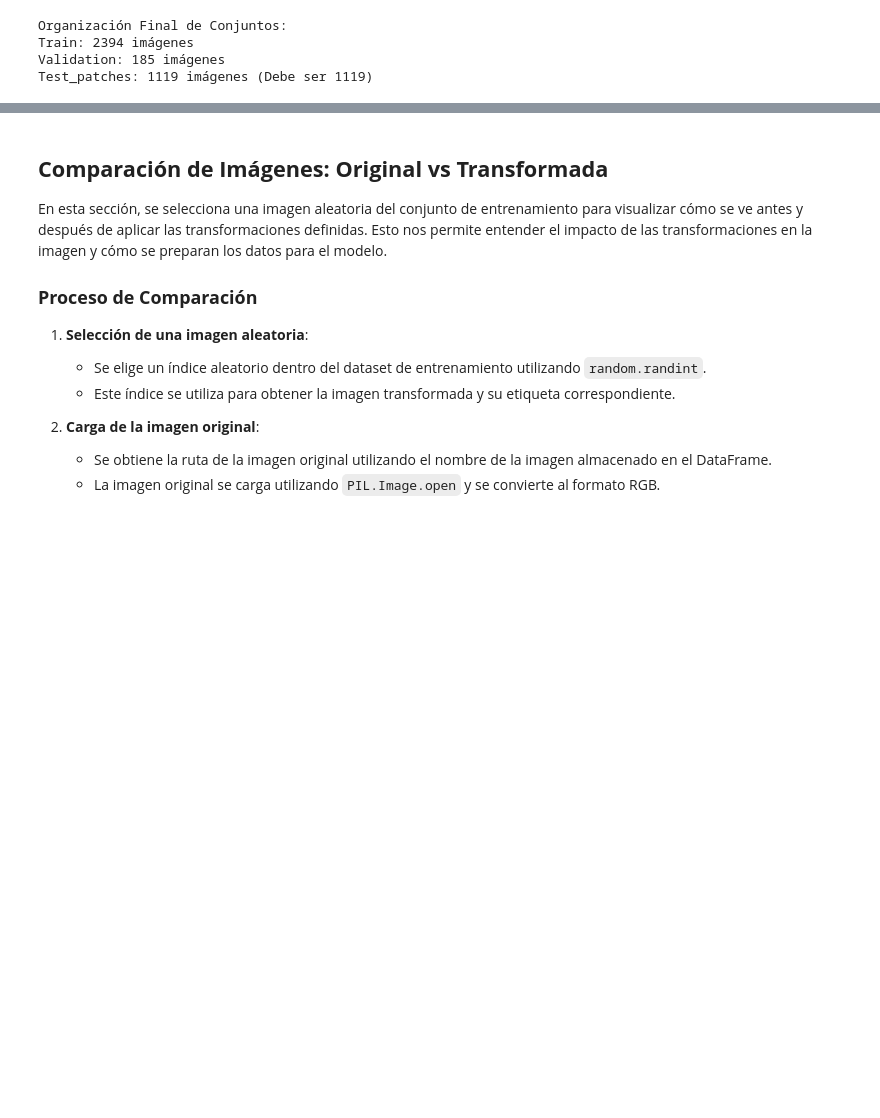
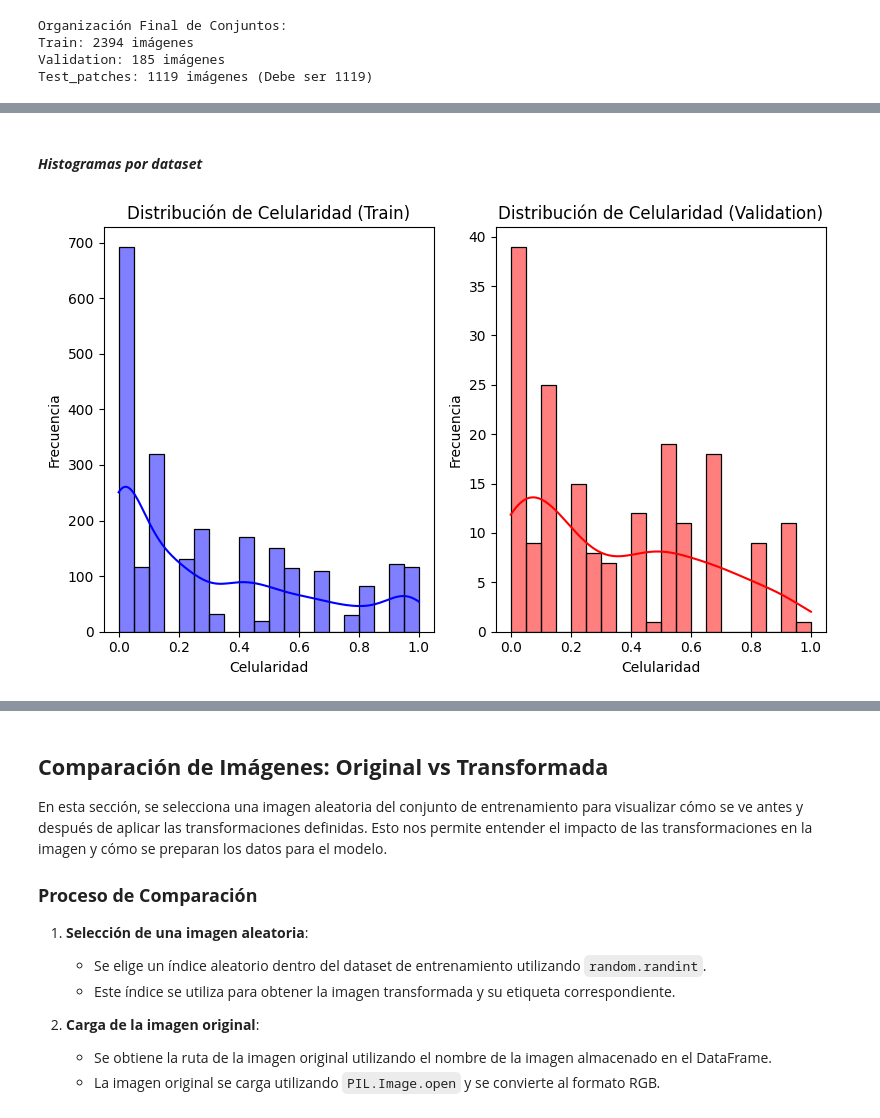
Before and after one commit to Locotin/ProyectoSistemasInteligentes, a Jupyter notebook: notebook2.ipynb, the cells around one changed output, grey strips where cells are left out. Saved outputs shown, nothing was run; the diff lists cells and outputs as text; code cells hidden in the pictures; blank space fills up the shorter version.

```diff
--- a/notebook2.ipynb
+++ b/notebook2.ipynb
@@ -233,0 +233,13 @@ test_loader = DataLoader(test_dataset, batch_size=16, shuffle=False)
+# %%
+"""
+Obtención de información general por medio de las funciones de .info() y .describe()
+"""
+
+for name, df in zip(["Train", "Validation", "Test"], [df_train, df_val, df_test]):
+    print(f"\n========== {name} Dataset ==========")
+    print()
+    print(df.info())  # Tipos de datos y valores nulos
+    print("---------------------------------------")
+    print(df.describe())  # Estadísticas descriptivas
+    print("---------------------------------------")
+    print(f"Valores nulos en {name}:\n", df.isnull().sum())  # Valores nulos
@@ -233,0 +297,17 @@ test_loader = DataLoader(test_dataset, batch_size=16, shuffle=False)
+# %% [markdown]
+#### ***Histogramas por dataset***
+# %%
+# Histograma de cada dataset
+plt.figure(figsize=(12, 5))
+
+for i, (name, df, color) in enumerate(zip(["Train", "Validation"], [df_train, df_val], ["blue", "red"])):
+    plt.subplot(1, 3, i + 1)
+    sns.histplot(df['y'], bins=20, kde=True, color=color)
+    plt.title(f"Distribución de Celularidad ({name})")
+    plt.xlabel("Celularidad")
+    plt.ylabel("Frecuencia")
+
+plt.tight_layout()
+plt.show()
+# %% [output]
+[figure, added]
```
Also changed, not shown: parts of 22 cells of this notebook.
